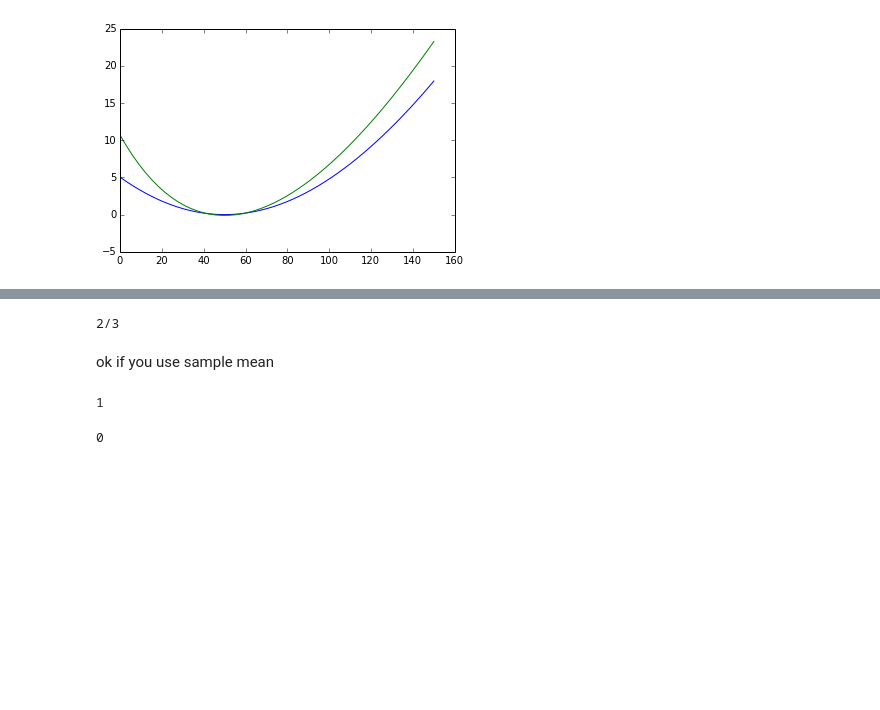
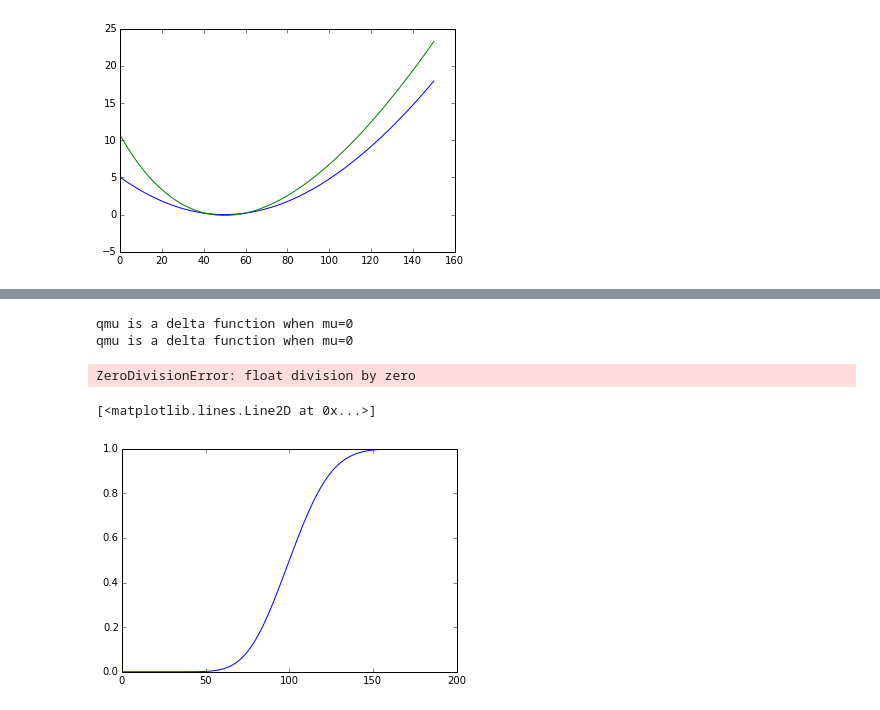
Before and after one commit to cranmer/fast-asimov-utils, a Jupyter notebook: demo-notebook.ipynb, the cells around one changed output, grey strips where cells are left out. Cells and saved outputs as stored; diff of their text form; code cells hidden in the pictures; blank space fills up the shorter version.

Commit message:
observed sig & limits & exp bands
Not very robust, particularly for small signal rates where q_mu has a
lot of probability in delta function and q_mu curve has little room as
a parabola

```diff
--- a/demo-notebook.ipynb
+++ b/demo-notebook.ipynb
@@ -28,11 +28,11 @@ expSig = s.copy()
 logL = s.copy()
 logLambda = s.copy()
 for i, ss in enumerate(s):
-    bhathat[i] = FastAsimovUtils.bhathat(150,100,ss,1)
-    expSig[i] = FastAsimovUtils.ExpectedSignificance(ss,100,.1)
-    logL[i] = FastAsimovUtils.logL(150,100,ss,bhathat[i],1)+1000-37
-    logL[i] = FastAsimovUtils.logL(150,100,ss,100,1)+1000-38
-    logLambda[i] = FastAsimovUtils.logLambda(150,100,ss,1)
+    bhathat[i] = fau.bhathat(150,100,ss,1)
+    expSig[i] = fau.ExpectedSignificance(ss,100,.1)
+    logL[i] = fau.logL(150,100,ss,bhathat[i],1)+1000-37
+    logL[i] = fau.logL(150,100,ss,100,1)+1000-38
+    logLambda[i] = fau.logLambda(150,100,ss,1)
 plt.plot(s,logLambda)
 plt.plot(s,logL)
 # %% [output]
@@ -52,14 +41,29 @@ bias when using sample std dev (N-1)/N for N=3
-# %%
-integrate( (1/sqrt(2*pi))**3 * exp(-x1**2/2)*exp(-x2**2/2)*exp(-x3**2/2)*((x1-(x1+x2+x3)/3)**2+(x2-(x1+x2+x3)/3)**2+(x3-(x1+x2+x3)/3)**2)/3,(x1,-oo,oo), (x2,-oo,oo),(x3,-oo,oo))
-# %% [output]
-2/3
-# %% [markdown]
-ok if you use sample mean
-# %%
-integrate( (1/sqrt(2*pi))**3 * exp(-x1**2/2)*exp(-x2**2/2)*exp(-x3**2/2)*((x1)**2+(x2)**2+(x3)**2)/3,(x1,-oo,oo), (x2,-oo,oo),(x3,-oo,oo))
-# %% [output]
-1
-# %%
-integrate( (1/sqrt(2*pi)) * exp(-x1**2/2)*(x1),(x1,-oo,oo))
-# %% [output]
-0
+# %%
+qmuBand__1 = s.copy()
+qmuBand_0 = s.copy()
+qmuBand_1 = s.copy()
+
+for i, ss in enumerate(s):
+    qmuBand__1[i] = fau.qmuBand(ss, 100., 1., -1.)
+    qmuBand_0[i] = fau.qmuBand(ss, 100., 1., 0.)
+    qmuBand_1[i] = fau.qmuBand(ss, 100., 1., 1.)
+
+plt.plot(s,qmuBand__1)
+plt.plot(s,qmuBand_0)
+plt.plot(s,qmuBand_1)
+# %% [output]
+qmu is a delta function when mu=0
+qmu is a delta function when mu=0
+ZeroDivisionError: float division by zero
+# %%
+sig =1.
+muTest=10.
+qmuMax = 2*(muTest/sig)**2
+qmuTest = np.linspace(0,qmuMax,100)
+F = qmuTest.copy()
+for i,qq in enumerate(qmuTest):
+    F[i]=fau.F(qq,muTest,0.,sig)
+plt.plot(qmuTest,F)
+# %% [output]
+[<matplotlib.lines.Line2D at 0x...>]
+[figure, added]
```
Also changed, not shown: parts of 20 cells of this notebook, 1 other file.
